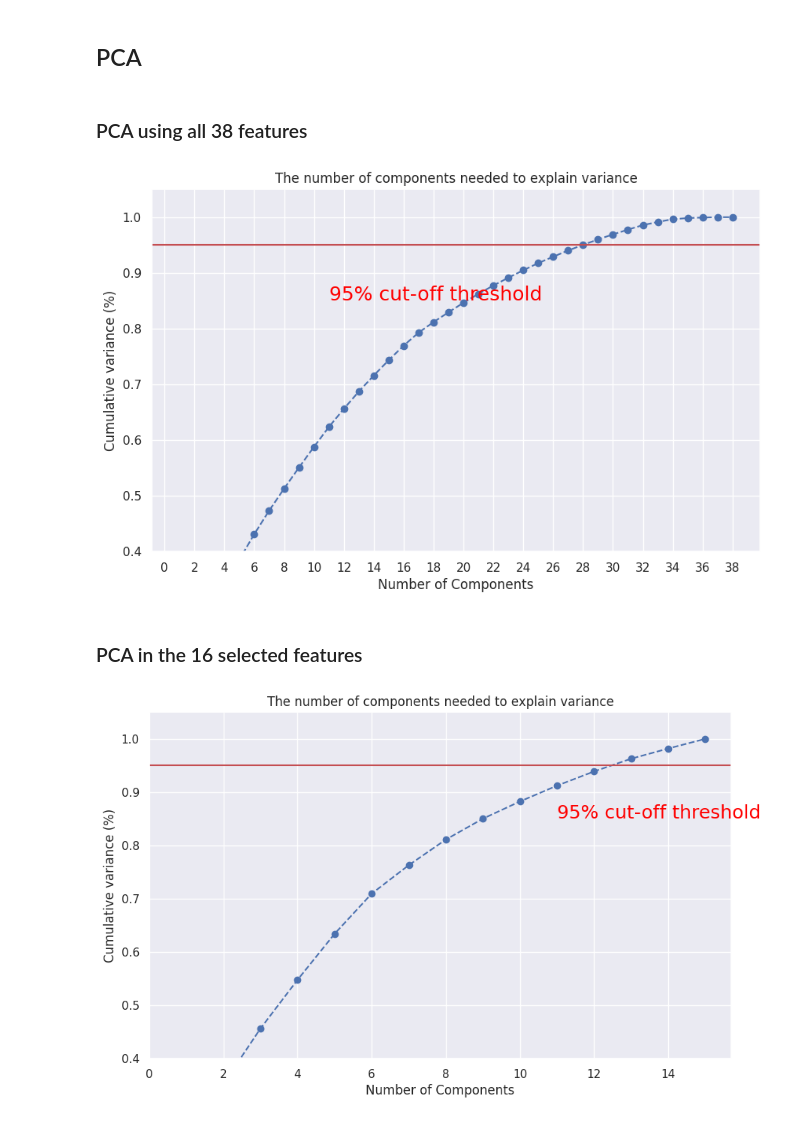
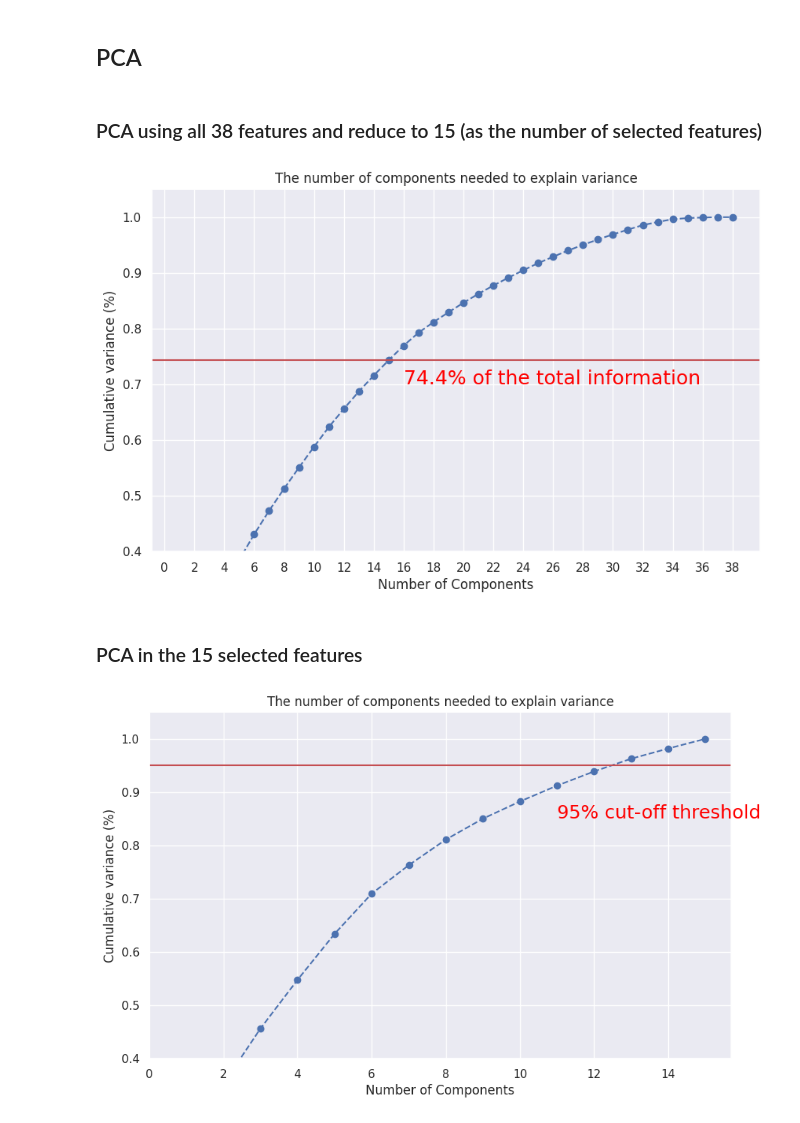
Before and after one commit to LazarosPan/Heart-Disease, a Jupyter notebook: Code/dimensionality_reduction.ipynb, the cells around one changed output. Cells and saved outputs as stored; diff of their text form; code cells hidden in the pictures.

```diff
--- a/Code/dimensionality_reduction.ipynb
+++ b/Code/dimensionality_reduction.ipynb
@@ -79,7 +79,7 @@ for column, dtype in original_dtypes.items():
 # %% [markdown]
 ## PCA
 # %% [markdown]
-### PCA using all 38 features
+### PCA using all 38 features and reduce to 15 (as the number of selected features)
 # %%
 # *** Functions for creating principal components and plot variance ***
 def apply_pca(X, n_components ,standardize=True):
@@ -123,35 +123,35 @@ def plot_variance(pca, width=13, dpi=100):
 # %%
 # pca with threshold
 pca = PCA().fit(X_mapped_scaled)
 
 # % matplotlib inline
 sns.set(font_scale = 1)
 plt.rcParams["figure.figsize"] = (10,6)
 
 fig, ax = plt.subplots()
 xi = np.arange(1, 39, step=1)
 y_pca= np.cumsum(pca.explained_variance_ratio_)
 
 plt.ylim(0.4,1.05)
 plt.plot(xi, y_pca, marker='o', linestyle='--', color='b')
 
 plt.xlabel('Number of Components')
 plt.xticks(np.arange(0, 39, step=2)) #change from 0-based array index to 1-based human-readable label
 plt.ylabel('Cumulative variance (%)')
 plt.title('The number of components needed to explain variance')
 
-plt.axhline(y=0.95, color='r', linestyle='-')
-plt.text(11, 0.85, '95% cut-off threshold', color = 'red', fontsize=18)
+plt.axhline(y=0.744, color='r', linestyle='-')
+plt.text(16, 0.7, '74.4% of the total information', color = 'red', fontsize=18)
 
 ax.grid(axis='both')
 plt.grid()
 plt.show()
 
 # https://www.mikulskibartosz.name/pca-how-to-choose-the-number-of-components/
 # %% [output]
-[figure, old version]
+[figure, new version]
 # %% [markdown]
-### PCA in the 16 selected features
+### PCA in the 15 selected features
 # %%
 df_selected = pd.read_csv(data_location + "train_mapped_selected.csv")
 df_selected = optimize_dtypes(df_selected)
```
Also changed, not shown: parts of 1 cell of this notebook, 1 other file.
